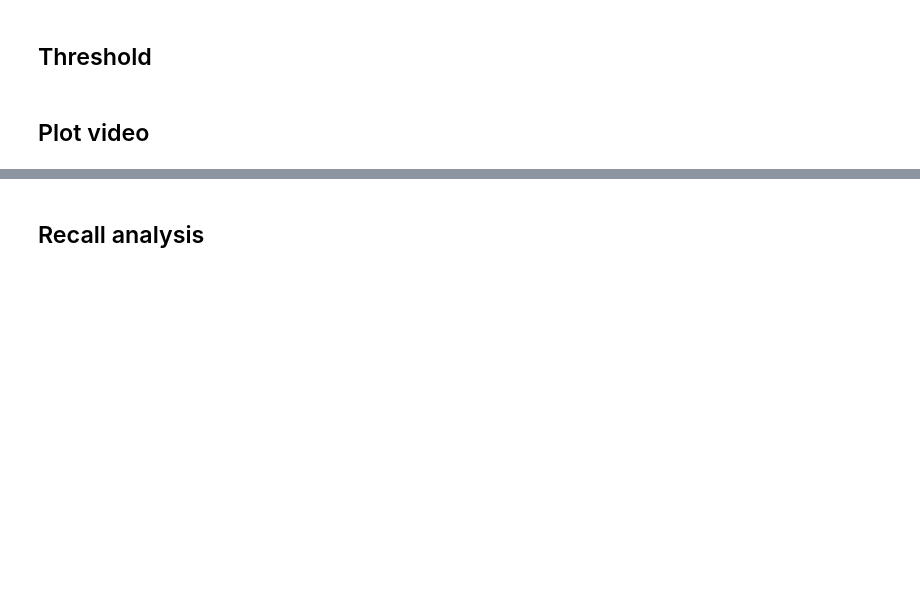
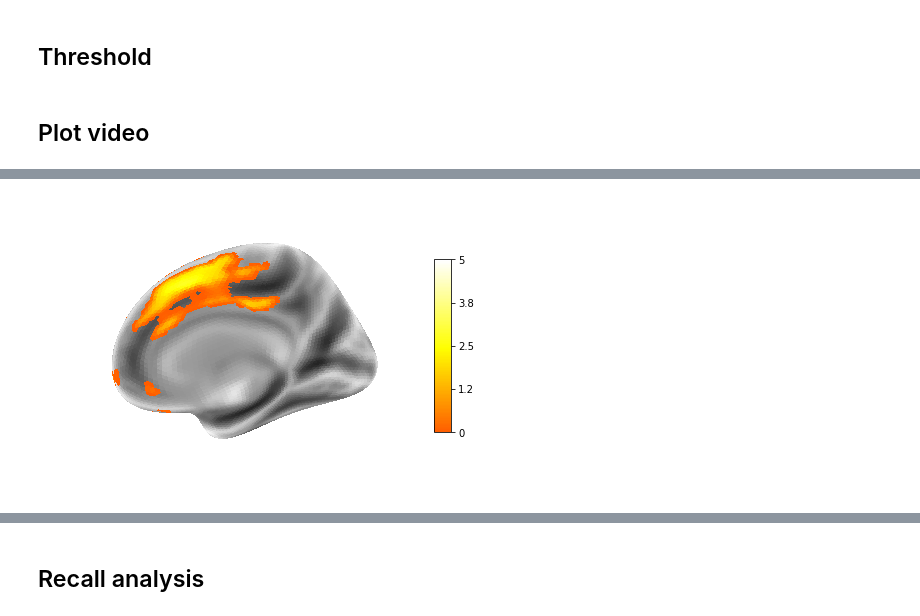
Before and after one commit to ContextLab/sherlock-topic-model-paper, a Jupyter notebook: code/notebooks/main/brains.ipynb, the cells around one changed output, grey strips where cells are left out. Drawn from its saved outputs; the diff is of its cells as text; code cells hidden in the pictures; blank space fills up the shorter version.

```diff
--- a/code/notebooks/main/brains.ipynb
+++ b/code/notebooks/main/brains.ipynb
@@ -118,6 +174,9 @@ plotting.plot_surf_stat_map(fsaverage.infl_right, texture_pr, hemi='right',
 # %%
 plotting.plot_surf_stat_map(fsaverage.infl_right, texture_pr, hemi='right',
                              bg_map=fsaverage.sulc_right,
-                             view='medial', cmap='hot', threshold=.01, vmax=5)
+                             view='medial', cmap=brain_cmap, threshold=.01, vmax=5)
+plt.show()
+# %% [output]
+[figure, added]
 # %%
 plotting.plot_surf_stat_map(fsaverage.infl_left, texture_pl, hemi='left',
```
Also changed, not shown: parts of 39 cells of this notebook.
